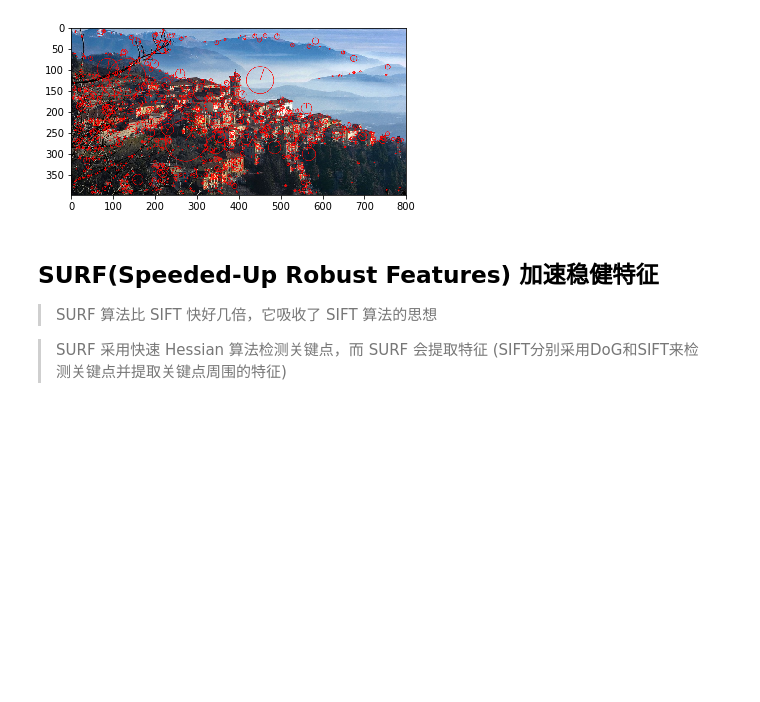
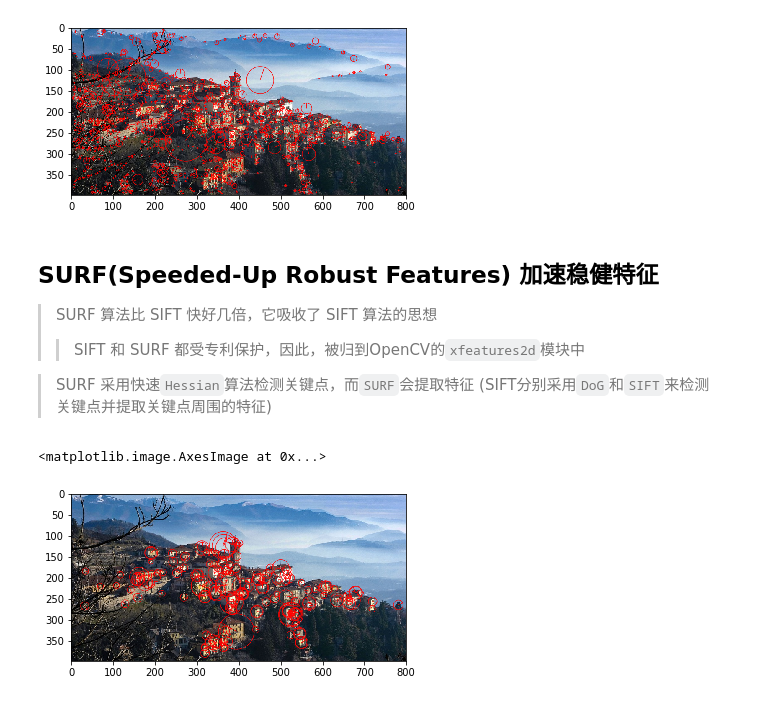
Before and after one commit to zoudong0836/JupyterNotebookRepo, a Jupyter notebook: Image retrieval and image descriptor based search.ipynb, the cells around one changed output. Saved outputs shown, nothing was run; the diff lists cells and outputs as text; code cells hidden in the pictures; blank space fills up the shorter version.

```diff
--- a/Image retrieval and image descriptor based search.ipynb
+++ b/Image retrieval and image descriptor based search.ipynb
@@ -86,5 +86,31 @@ plt.imshow(img)
 # %% [markdown]
 ## SURF(Speeded-Up Robust Features) 加速稳健特征
 > SURF 算法比 SIFT 快好几倍，它吸收了 SIFT 算法的思想
+>> SIFT 和 SURF 都受专利保护，因此，被归到OpenCV的`xfeatures2d`模块中
 
-> SURF 采用快速 Hessian 算法检测关键点，而 SURF 会提取特征 (SIFT分别采用DoG和SIFT来检测关键点并提取关键点周围的特征)
+> SURF 采用快速`Hessian`算法检测关键点，而`SURF`会提取特征 (SIFT分别采用`DoG`和`SIFT`来检测关键点并提取关键点周围的特征)
+# %%
+import cv2
+import matplotlib.pyplot as plt
+%matplotlib inline
+
+img = cv2.imread("img/varese.jpg")
+gray = cv2.cvtColor(img, cv2.COLOR_BGR2GRAY)
+
+# 指定Hessian阀值为8000; 阀值越高, 能识别的特征越少
+# 因此可以采用试探法来得到最优检测结果
+surf = cv2.xfeatures2d.SURF_create(8000)
+# 由方法的名称可知需要执行两个主要操作: 检测 & 计算
+# 操作的返回值是关键点信息(关键点)和描述符
+keypoints, descriptor = surf.detectAndCompute(gray, None)
+
+# drawKeypoints(image, keypoints, outImage[, color[, flags]]) -> outImage
+img = cv2.drawKeypoints(image=img, outImage=img, keypoints=keypoints,
+    flags=cv2.DRAW_MATCHES_FLAGS_DRAW_RICH_KEYPOINTS, color=(0, 0, 255))
+
+# matplotlib使用的颜色模式是流行的RGB模式，而opencv使用的是BGR模式，即RGB的倒序模式
+img = cv2.cvtColor(img, cv2.COLOR_BGR2RGB)
+plt.imshow(img)
+# %% [output]
+<matplotlib.image.AxesImage at 0x...>
+[figure, added]
```
Also changed, not shown: parts of 7 cells of this notebook, 2 other files.
